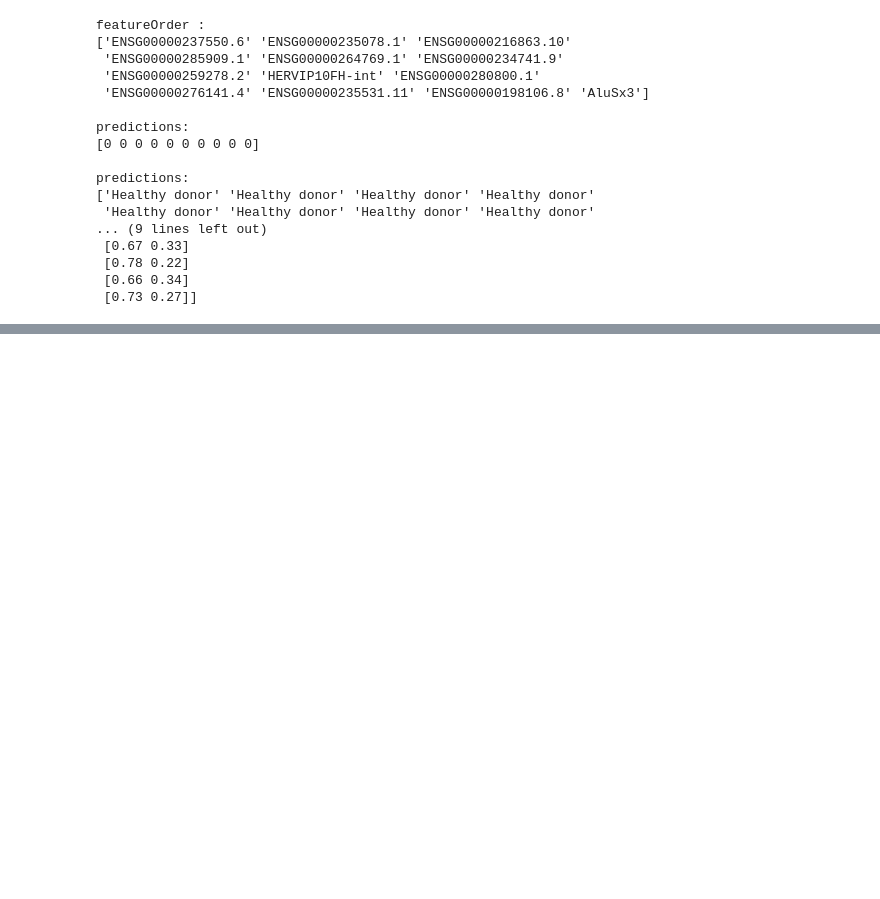
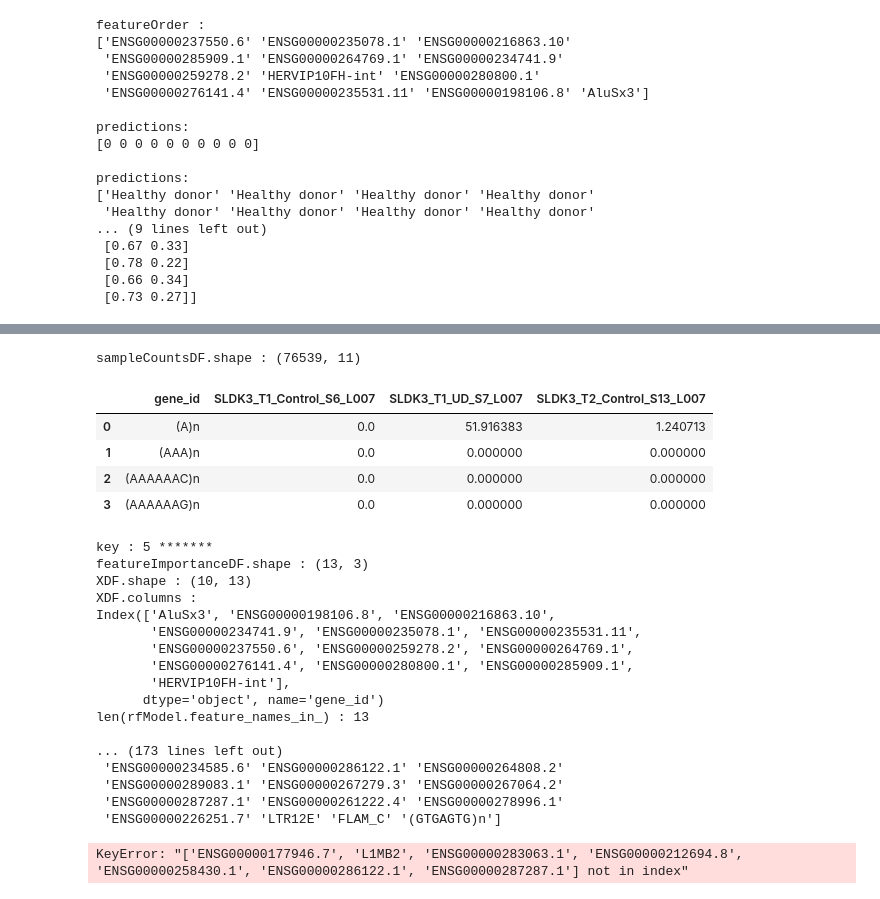
Before and after one commit to aedavids/extraCellularRNA, a Jupyter notebook: intraExtraRNA_POC/jupyterNotebooks/elife/lungCancer/elifeLungCancerNon-CodingBiomarkerRandomForest.ipynb, the cells around one changed output, grey strips where cells are left out. Saved outputs shown, nothing was run; the diff lists cells and outputs as text; code cells hidden in the pictures; blank space fills up the shorter version.

Commit message:
made predictions on tempus undiluted and control samples using each of 6 models trained in our hyper parameter search loop

```diff
--- a/intraExtraRNA_POC/jupyterNotebooks/elife/lungCancer/elifeLungCancerNon-CodingBiomarkerRandomForest.ipynb
+++ b/intraExtraRNA_POC/jupyterNotebooks/elife/lungCancer/elifeLungCancerNon-CodingBiomarkerRandomForest.ipynb
@@ -383,7 +390,7 @@ lncRNA            321
 Name: gene_bioType, dtype: int64
 # %%
 %%time
-def loop():
+def hyperParameterSearch():
 
     retDict = {}
 
@@ -425,7 +432,7 @@ def loop():
 
     return retDict
 
-loopResultsDict = loop()
+hyperParameterResultsDict = hyperParameterSearch()
 # %% [output]
 ******
 i : 0 featureImportanceDF.shape : (631, 3)
@@ -541,7 +548,7 @@ tempusSampleCountsDF = selectSamples(tempusCountDF, tempusSamplesMetaDF)
 # %% [markdown]
 ## Select Biomakers Features
 # %%
-i5ResultsDict = loopResultsDict[5]
+i5ResultsDict = hyperParameterResultsDict[5]
 rfModel5 = i5ResultsDict['model']
 featureImportance5DF = i5ResultsDict['featureImportanceDF']
 
@@ -672,0 +682,74 @@ predictions:
+# %%
+def evaluateUsingAllModels(
+            resultsDict : dict[int, str],
+            countDF : pd.DataFrame,
+            samplesMetaDF : pd.DataFrame,
+            labelEncoder
+            ):
+    '''
+    TODO AEDWIP
+    '''
+    sampleCountsDF = selectSamples(countDF, samplesMetaDF)
+    print(f'sampleCountsDF.shape : {sampleCountsDF.shape}')
+    display( sampleCountsDF.iloc[0:4, 0:4] )
+
+    # reverse the keys to make debug easier
+    # the last rf only has 13 features
+    reversedKeyList = list( hyperParameterResultsDict.keys())[::-1]
+
+    # for key in loopResultsDict.keys() :
+    for key in reversedKeyList :
+        print(f"\nkey : {key} *******")
+
+        trainingResultsDict = resultsDict[key]
+        featureImportanceDF = trainingResultsDict['featureImportanceDF']
+        print(f'featureImportanceDF.shape : {featureImportanceDF.shape}')
+        nFeatures = featureImportanceDF.shape[0]
+
+        tmpXDF = selectFeatures(sampleCountsDF, featureImportanceDF)
+        XDF = tmpXDF.transpose()
+        print(f'XDF.shape : {XDF.shape}')
+
+        rfModel = trainingResultsDict['model']
+
+        print( f'XDF.columns :\n{XDF.columns}')
+        print( f'len(rfModel.feature_names_in_) : {len(rfModel.feature_names_in_)}')
+        print( f'\nrfModel.feature_names_in_ :\m{rfModel.feature_names_in_}')
+
+        # make sure the features are in the correct order
+        predictions  = rfModel.predict(XDF.loc[:, rfModel.feature_names_in_] )
+        print(f'\npredictions:\n{predictions}')
+        print(f'\npredictions:\n{labelEncoder.inverse_transform(predictions)}')
+
+        # make sure the features are in the correct order
+        yProbability = rfModel.predict_proba(XDF.loc[:, rfModel.feature_names_in_])
+        print(f'\nyProbability:\n{yProbability}')
+
+
+
+evaluateUsingAllModels( hyperParameterResultsDict, tempusCountDF, tempusSamplesMetaDF, labelEncoder )
+# %% [output]
+sampleCountsDF.shape : (76539, 11)
+|  | gene_id | SLDK3_T1_Control_S6_L007 | SLDK3_T1_UD_S7_L007 | SLDK3_T2_Control_S13_L007 |
+| 0 | (A)n | 0.0 | 51.916383 | 1.240713 |
+| 1 | (AAA)n | 0.0 | 0.000000 | 0.000000 |
+| 2 | (AAAAAAC)n | 0.0 | 0.000000 | 0.000000 |
+| 3 | (AAAAAAG)n | 0.0 | 0.000000 | 0.000000 |
+key : 5 *******
+featureImportanceDF.shape : (13, 3)
+XDF.shape : (10, 13)
+XDF.columns :
+Index(['AluSx3', 'ENSG00000198106.8', 'ENSG00000216863.10',
+       'ENSG00000234741.9', 'ENSG00000235078.1', 'ENSG00000235531.11',
+       'ENSG00000237550.6', 'ENSG00000259278.2', 'ENSG00000264769.1',
+       'ENSG00000276141.4', 'ENSG00000280800.1', 'ENSG00000285909.1',
+       'HERVIP10FH-int'],
+      dtype='object', name='gene_id')
+len(rfModel.feature_names_in_) : 13
+
+... (173 lines left out)
+ 'ENSG00000234585.6' 'ENSG00000286122.1' 'ENSG00000264808.2'
+ 'ENSG00000289083.1' 'ENSG00000267279.3' 'ENSG00000267064.2'
+ 'ENSG00000287287.1' 'ENSG00000261222.4' 'ENSG00000278996.1'
+ 'ENSG00000226251.7' 'LTR12E' 'FLAM_C' '(GTGAGTG)n']
+KeyError: "['ENSG00000177946.7', 'L1MB2', 'ENSG00000283063.1', 'ENSG00000212694.8', 'ENSG00000258430.1', 'ENSG00000286122.1', 'ENSG00000287287.1'] not in index"
```
Also changed, not shown: parts of 6 cells of this notebook.
